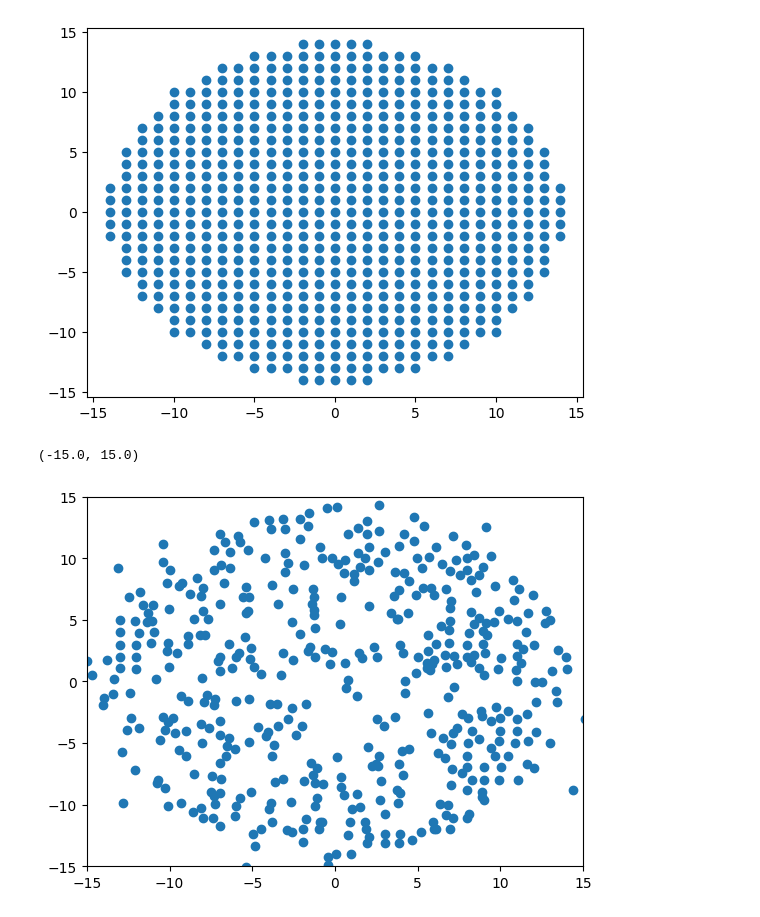
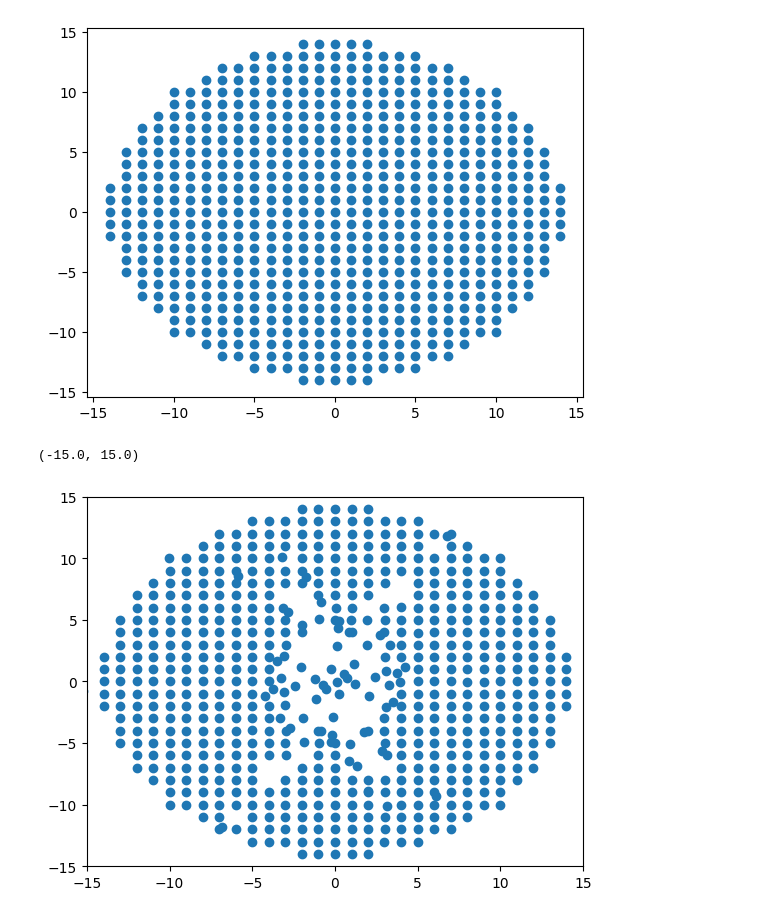
Before and after one commit to Williame33445/physics-projects, a Jupyter notebook: spiral-galaxy-evolution/spiral-galaxy-evolution.ipynb, the cells around one changed output. Saved outputs shown, nothing was run; the diff lists cells and outputs as text; code cells hidden in the pictures.

```diff
--- a/spiral-galaxy-evolution/spiral-galaxy-evolution.ipynb
+++ b/spiral-galaxy-evolution/spiral-galaxy-evolution.ipynb
@@ -55,9 +58,9 @@ class Galaxy:
                 rij = rst[i] - rst[j]
                 rijMag = np.linalg.norm(rij)
                 if rijMag > self.D:
-                    Fijs[i,j] = -G*self.Ms[i]*self.Ms[j]*rij/rijMag**3 #may get negative errors here
+                    Fijs[i,j] = -G*self.Ms[i]*self.Ms[j]*rij/(rijMag**3) #may get negative errors here, very little depenedence on sign
                 else:
-                    Fijs[i,j] = (-self.alpha/rijMag**self.p + self.beta/rijMag**self.q)*self.Ms[i]*self.Ms[j]*rij/rijMag
+                    Fijs[i,j] = (-self.alpha/(rijMag**self.p) + self.beta/(rijMag**self.q))*self.Ms[i]*self.Ms[j]*rij/rijMag
                 Fijs[j,i] = -Fijs[i,j]
 
         As = np.empty([self.pNum,self.sDim])
@@ -73,13 +76,16 @@ q = 4
 D = 1.4
 w = np.array([0,0,0.75])
 
+a = 2
+b = 1.5
+
 r0s = []
 Ms = []
 v0s = []
 for i,j in itertools.product(range(-100,100), repeat=2):
     r = np.array([i,j])
     if r @ r <= 200:
-        if r[0]**2 < 3 and r[1]**2 < 5:
+        if (r[0]/a)**2 + (r[1]/b)**2 <= 1:
             Ms.append(100)
             v0s.append(np.cross(w,np.array([i,j,0]))[:2])
         else:
@@ -90,5 +96,6 @@ for i,j in itertools.product(range(-100,100), repeat=2):
 r0s = np.array(r0s)
 Ms = np.array(Ms)
 v0s = np.array(v0s)
+L = np.array(L)
 # %%
 g = Galaxy(r0s,v0s,Ms,alpha,beta,p,q,D,100,3,2)
@@ -98,12 +123,12 @@ plt.scatter(g.rs[0,:,0],g.rs[0,:,1])
 <matplotlib.collections.PathCollection at 0x...>
 [figure]
 # %%
-plt.scatter(g.rs[-1,:,0],g.rs[-1,:,1])
+plt.scatter(g.rs[50,:,0],g.rs[50,:,1])
 plt.xlim(-15,15)
 plt.ylim(-15,15)
 # %% [output]
 (-15.0, 15.0)
-[figure, old version]
+[figure, new version]
 # %%
 plt.scatter(g.rs[-10,:,0],g.rs[-10,:,1])
 # %% [output]
```
Also changed, not shown: parts of 3 cells of this notebook.
